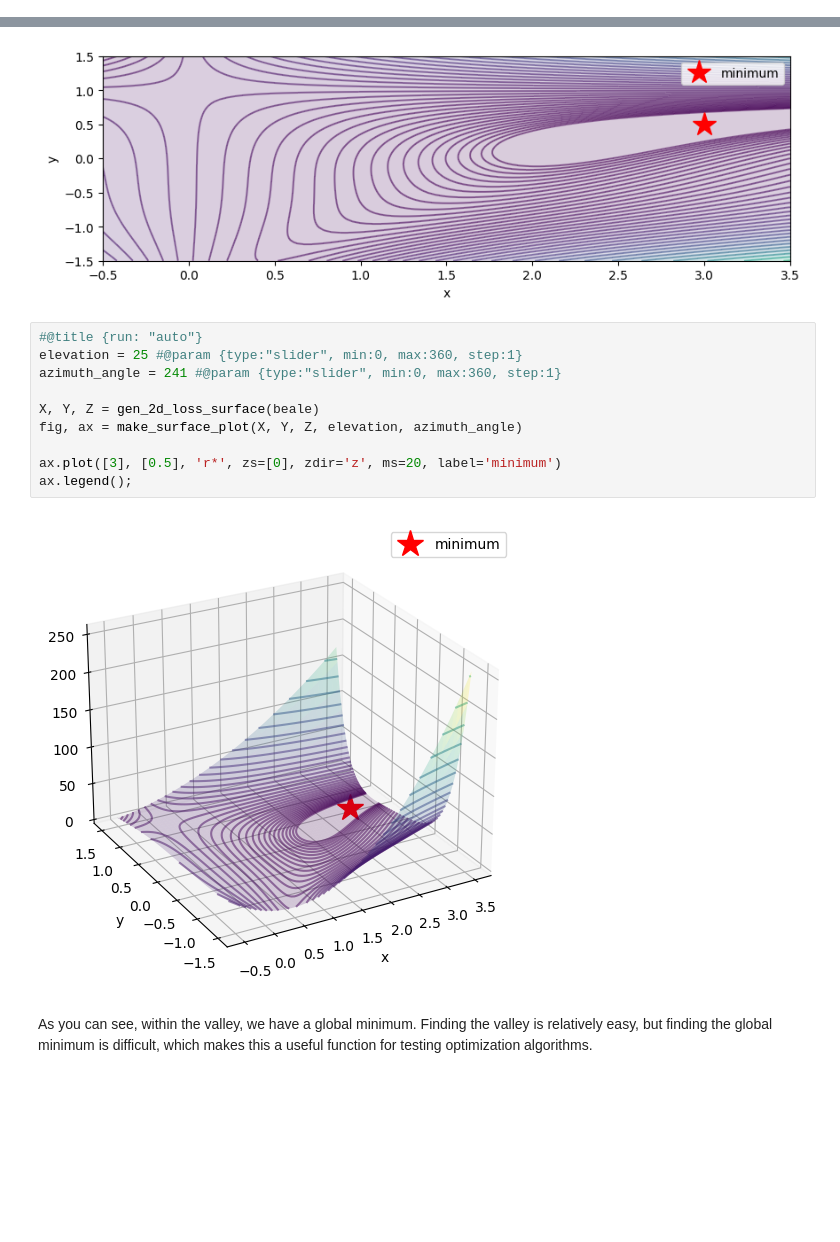
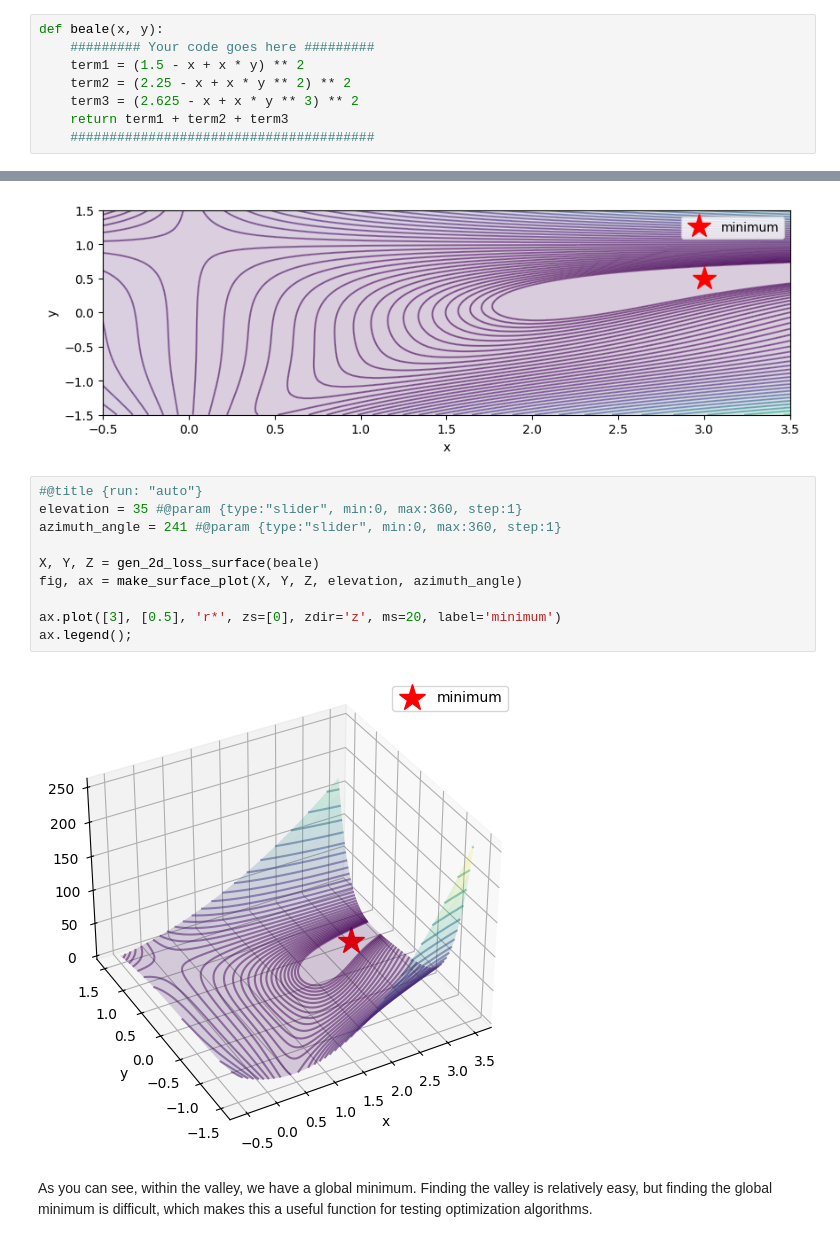
Before and after one commit to ShayanSalehi81/DeepLearning, a Jupyter notebook: HW1/Practicals/P3/3-OPTM.ipynb, the cells around one changed output, grey strips where cells are left out. Cells and saved outputs as stored; diff of their text form; blank space fills up the shorter version.

```diff
--- a/HW1/Practicals/P3/3-OPTM.ipynb
+++ b/HW1/Practicals/P3/3-OPTM.ipynb
@@ -48,3 +49,11 @@ def beale(x, y):
+# %%
+def beale(x, y):
+    ######### Your code goes here #########
+    term1 = (1.5 - x + x * y) ** 2
+    term2 = (2.25 - x + x * y ** 2) ** 2
+    term3 = (2.625 - x + x * y ** 3) ** 2
+    return term1 + term2 + term3
+    #######################################
 # %%
 #@title Helper functions for ploting (JUST RUN THIS)
 
@@ -131,16 +140,16 @@ ax.legend();
 [figure]
 # %%
 #@title {run: "auto"}
-elevation = 25 #@param {type:"slider", min:0, max:360, step:1}
+elevation = 35 #@param {type:"slider", min:0, max:360, step:1}
 azimuth_angle = 241 #@param {type:"slider", min:0, max:360, step:1}
 
 X, Y, Z = gen_2d_loss_surface(beale)
 fig, ax = make_surface_plot(X, Y, Z, elevation, azimuth_angle)
 
 ax.plot([3], [0.5], 'r*', zs=[0], zdir='z', ms=20, label='minimum')
 ax.legend();
 # %% [output]
-[figure, old version]
+[figure, new version]
 # %% [markdown]
 As you can see, within the valley, we have a global minimum. Finding the valley is relatively easy, but finding the global minimum is difficult, which makes this a useful function for testing optimization algorithms.
 # %% [markdown]
```
Also changed, not shown: parts of 24 cells of this notebook, 18 other files.
